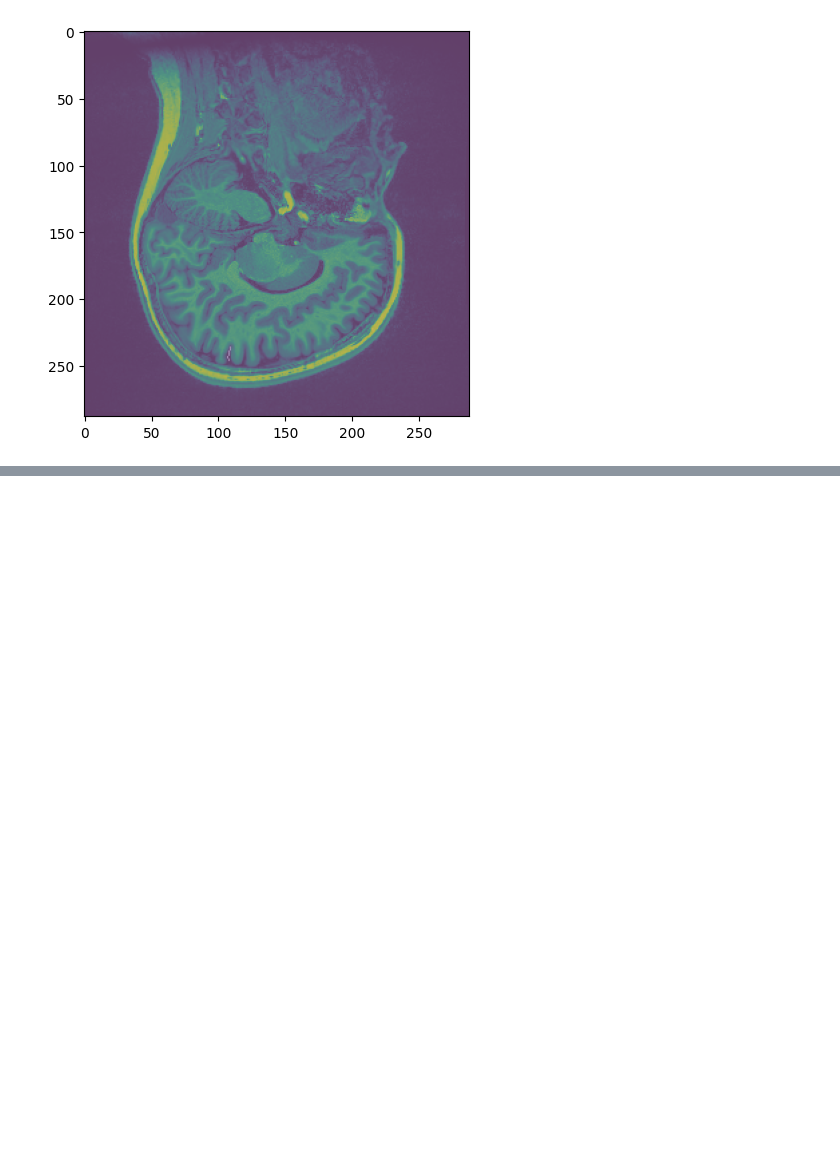
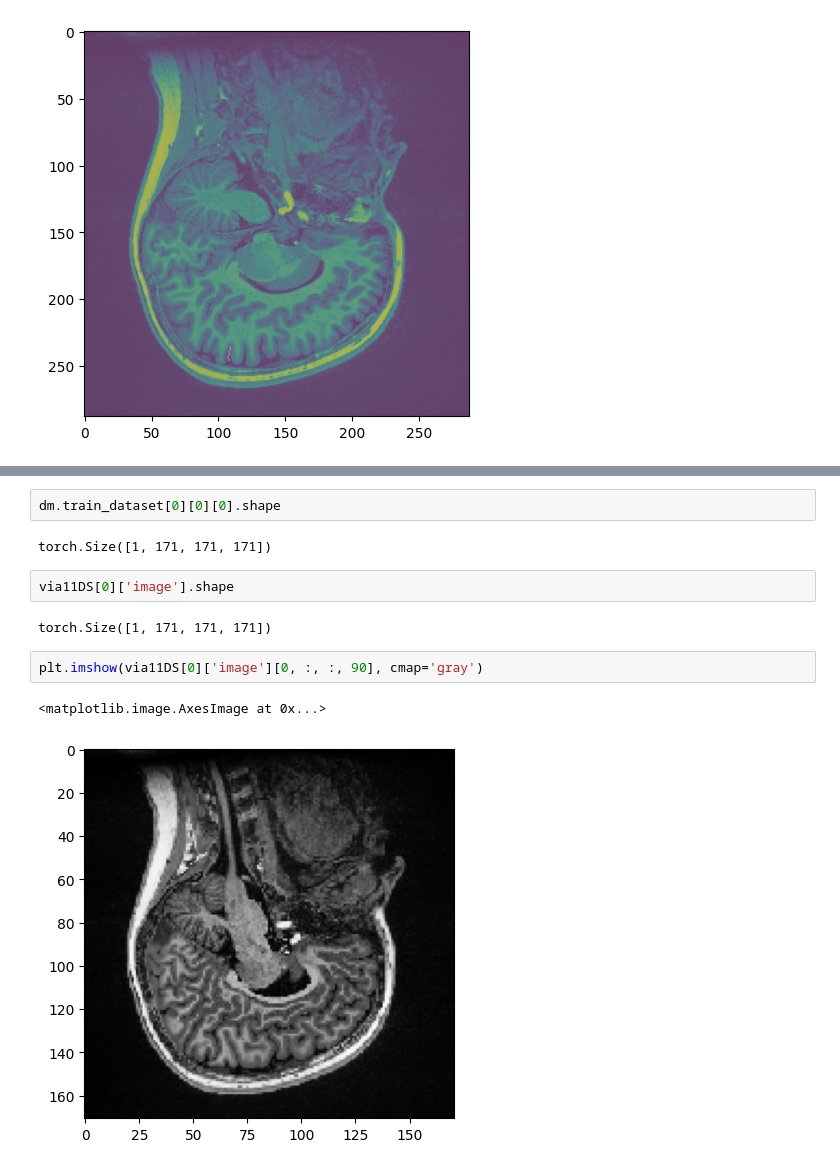
Before and after one commit to Vivikar/central-sulcus-analysis, a Jupyter notebook: notebooks/12_TestVIA11Dataset.ipynb, the cells around one changed output, grey strips where cells are left out. Saved outputs shown, nothing was run; the diff lists cells and outputs as text; blank space fills up the shorter version.

```diff
--- a/notebooks/12_TestVIA11Dataset.ipynb
+++ b/notebooks/12_TestVIA11Dataset.ipynb
@@ -85,0 +151,13 @@ plt.show()
+# %%
+dm.train_dataset[0][0][0].shape
+# %% [output]
+torch.Size([1, 171, 171, 171])
+# %%
+via11DS[0]['image'].shape
+# %% [output]
+torch.Size([1, 171, 171, 171])
+# %%
+plt.imshow(via11DS[0]['image'][0, :, :, 90], cmap='gray')
+# %% [output]
+<matplotlib.image.AxesImage at 0x...>
+[figure, added]
```
Also changed, not shown: parts of 4 cells of this notebook, 6 other files.
